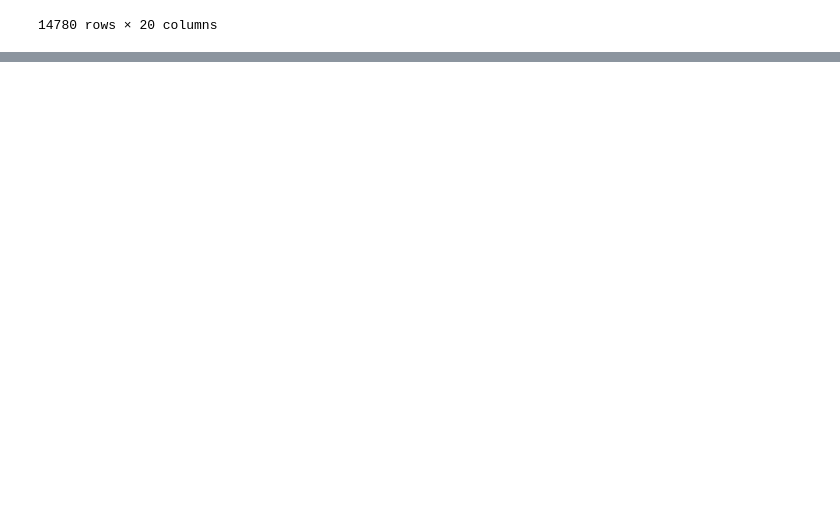
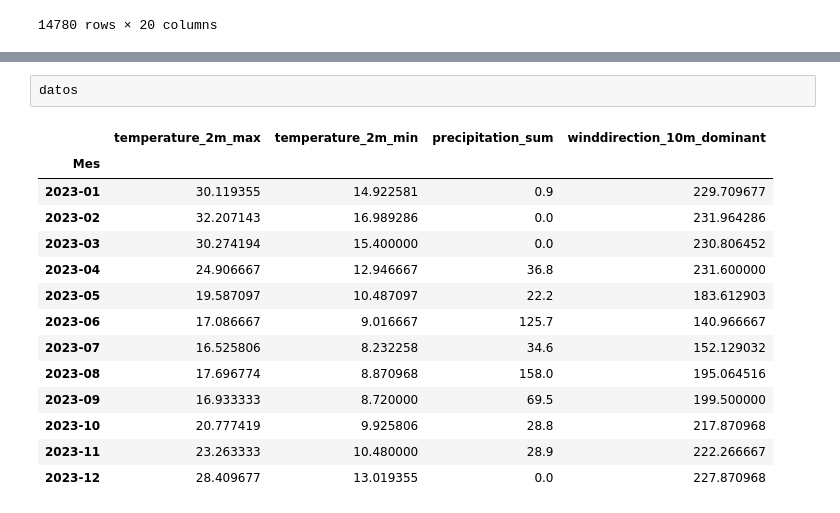
Before and after one commit to camv98/SENDA_Chile, a Jupyter notebook: elias_notebook.ipynb, the cells around one changed output, grey strips where cells are left out. Drawn from its saved outputs; the diff is of its cells as text; blank space fills up the shorter version.

```diff
--- a/elias_notebook.ipynb
+++ b/elias_notebook.ipynb
@@ -48,0 +260,17 @@ dtype: int64
+# %%
+datos
+# %% [output]
+|  | temperature_2m_max | temperature_2m_min | precipitation_sum | winddirection_10m_dominant |
+| Mes |  |  |  |  |
+| 2023-01 | 30.119355 | 14.922581 | 0.9 | 229.709677 |
+| 2023-02 | 32.207143 | 16.989286 | 0.0 | 231.964286 |
+| 2023-03 | 30.274194 | 15.400000 | 0.0 | 230.806452 |
+| 2023-04 | 24.906667 | 12.946667 | 36.8 | 231.600000 |
+| 2023-05 | 19.587097 | 10.487097 | 22.2 | 183.612903 |
+| 2023-06 | 17.086667 | 9.016667 | 125.7 | 140.966667 |
+| 2023-07 | 16.525806 | 8.232258 | 34.6 | 152.129032 |
+| 2023-08 | 17.696774 | 8.870968 | 158.0 | 195.064516 |
+| 2023-09 | 16.933333 | 8.720000 | 69.5 | 199.500000 |
+| 2023-10 | 20.777419 | 9.925806 | 28.8 | 217.870968 |
+| 2023-11 | 23.263333 | 10.480000 | 28.9 | 222.266667 |
+| 2023-12 | 28.409677 | 13.019355 | 0.0 | 227.870968 |
```
Also changed, not shown: parts of 19 cells of this notebook.
